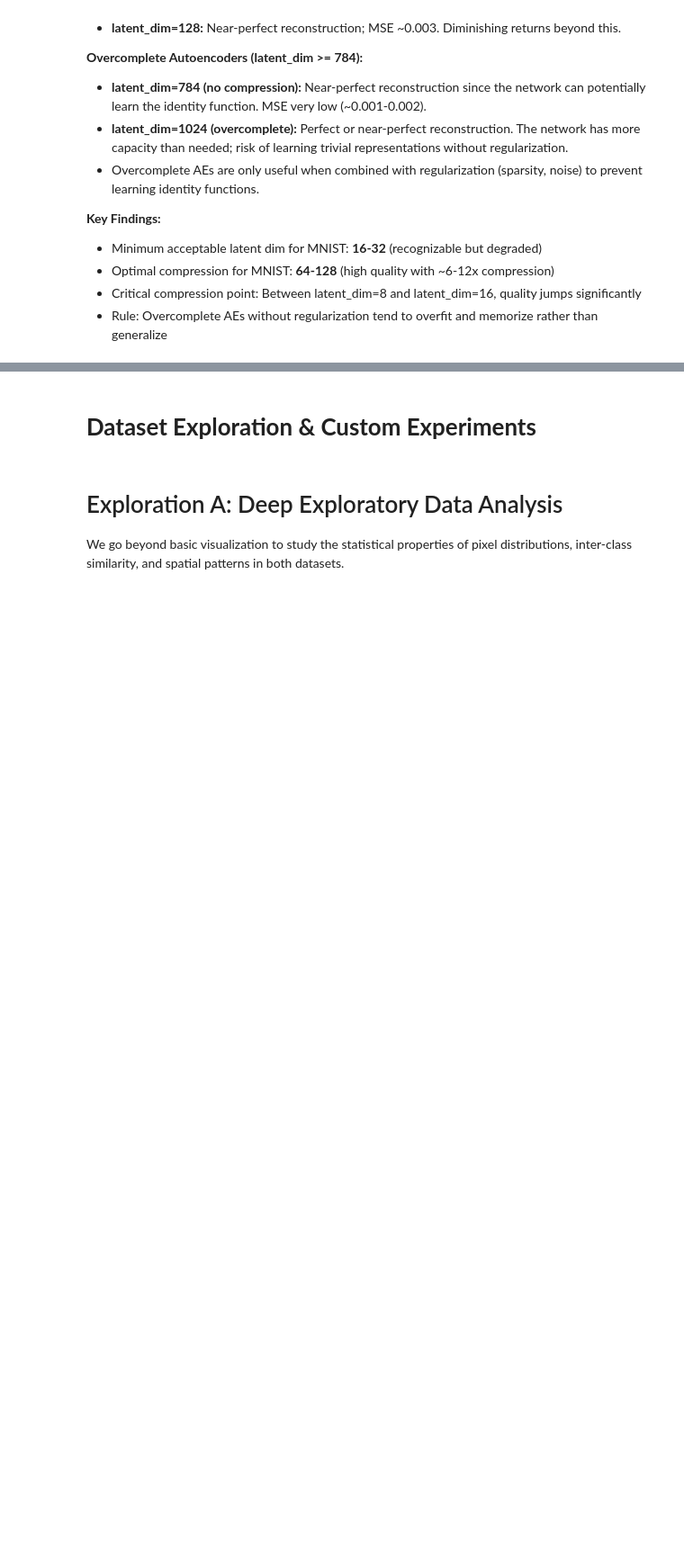
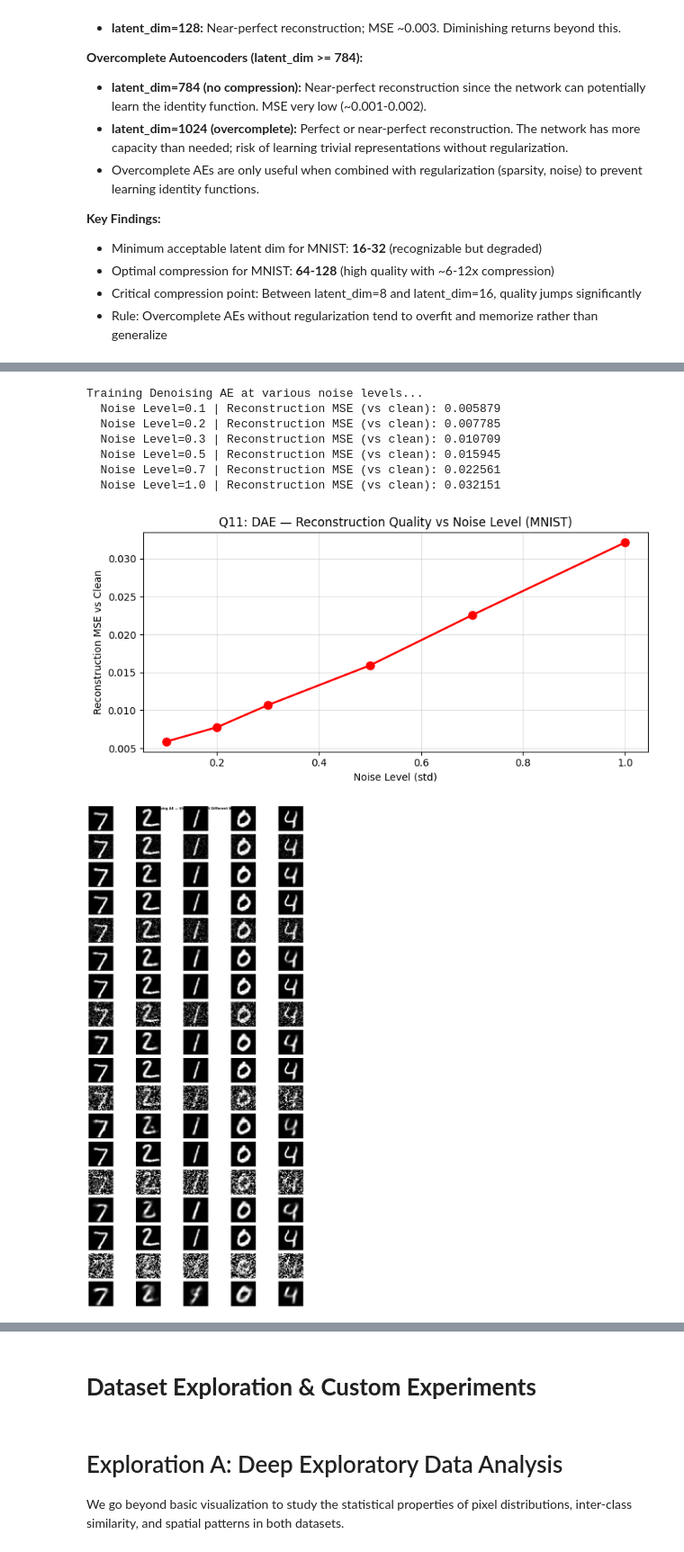
Before and after one commit to srujannayak45/DL-LAB-ASSIGNMENT, a Jupyter notebook: DL_ASSIGNMENT.ipynb, the cells around one changed output, grey strips where cells are left out. Shown at 90% size. Drawn from its saved outputs; the diff is of its cells as text; code cells hidden in the pictures; blank space fills up the shorter version.

Commit message:
Applied and worked Regularization,Denoising-AE on my dataset and explored

```diff
--- a/DL_ASSIGNMENT.ipynb
+++ b/DL_ASSIGNMENT.ipynb
@@ -1692,0 +1808,63 @@ Latent Dim      | Type            | MSE
+# %%
+def add_noise(X, noise_factor):
+    noisy = X + noise_factor * np.random.randn(*X.shape)
+    return np.clip(noisy, 0., 1.)
+
+noise_levels = [0.1, 0.2, 0.3, 0.5, 0.7, 1.0]
+dae_results  = {}  # noise_level -> (model, mse_from_clean)
+
+print('Training Denoising AE at various noise levels...')
+for nl in noise_levels:
+    tf.keras.backend.clear_session()
+    X_noisy_train = add_noise(X_m_train, nl)
+    X_noisy_test  = add_noise(X_m_test,  nl)
+
+    enc_in = layers.Input(shape=(784,))
+    e = layers.Dense(256, activation='relu')(enc_in)
+    e = layers.Dense(64,  activation='relu')(e)
+    d = layers.Dense(256, activation='relu')(e)
+    d = layers.Dense(784, activation='sigmoid')(d)
+    dae = keras.Model(enc_in, d)
+    dae.compile('adam', 'mse')
+    # Train: input = noisy, target = clean
+    dae.fit(X_noisy_train, X_m_train, epochs=20, batch_size=256, verbose=0)
+
+    # Evaluate: reconstruct from noisy, compare to clean
+    X_denoised = dae.predict(X_noisy_test, verbose=0)
+    mse = np.mean((X_m_test - X_denoised)**2)
+    dae_results[nl] = {'model': dae, 'mse': mse, 'noisy': X_noisy_test, 'denoised': X_denoised}
+    print(f'  Noise Level={nl:.1f} | Reconstruction MSE (vs clean): {mse:.6f}')
+
+# --- Plot MSE vs Noise Level ---
+nls  = list(dae_results.keys())
+mses = [dae_results[nl]['mse'] for nl in nls]
+plt.figure(figsize=(8, 4))
+plt.plot(nls, mses, 'ro-', linewidth=2, markersize=8)
+plt.xlabel('Noise Level (std)'); plt.ylabel('Reconstruction MSE vs Clean')
+plt.title('Q11: DAE — Reconstruction Quality vs Noise Level (MNIST)')
+plt.grid(True, alpha=0.4); plt.tight_layout(); plt.show()
+
+# --- Visual comparison at different noise levels ---
+n_show = 5
+fig, axes = plt.subplots(3 * len(noise_levels), n_show, figsize=(12, 4*len(noise_levels)))
+for row_block, nl in enumerate(noise_levels):
+    r = row_block * 3
+    for i in range(n_show):
+        axes[r,   i].imshow(X_m_test[i].reshape(28,28), cmap='gray'); axes[r, i].axis('off')
+        axes[r+1, i].imshow(dae_results[nl]['noisy'][i].reshape(28,28), cmap='gray'); axes[r+1, i].axis('off')
+        axes[r+2, i].imshow(dae_results[nl]['denoised'][i].reshape(28,28), cmap='gray'); axes[r+2, i].axis('off')
+    axes[r,   0].set_ylabel('Clean',    fontsize=8)
+    axes[r+1, 0].set_ylabel(f'Noisy\n(σ={nl})', fontsize=8)
+    axes[r+2, 0].set_ylabel('Denoised', fontsize=8)
+plt.suptitle('Q11: Denoising AE — Visual Results at Different Noise Levels', fontsize=11, fontweight='bold')
+plt.tight_layout(); plt.show()
+# %% [output]
+Training Denoising AE at various noise levels...
+  Noise Level=0.1 | Reconstruction MSE (vs clean): 0.005879
+  Noise Level=0.2 | Reconstruction MSE (vs clean): 0.007785
+  Noise Level=0.3 | Reconstruction MSE (vs clean): 0.010709
+  Noise Level=0.5 | Reconstruction MSE (vs clean): 0.015945
+  Noise Level=0.7 | Reconstruction MSE (vs clean): 0.022561
+  Noise Level=1.0 | Reconstruction MSE (vs clean): 0.032151
+[figure, added]
+[figure, added]
```
Also changed, not shown: parts of 9 cells of this notebook, 1 other file.
